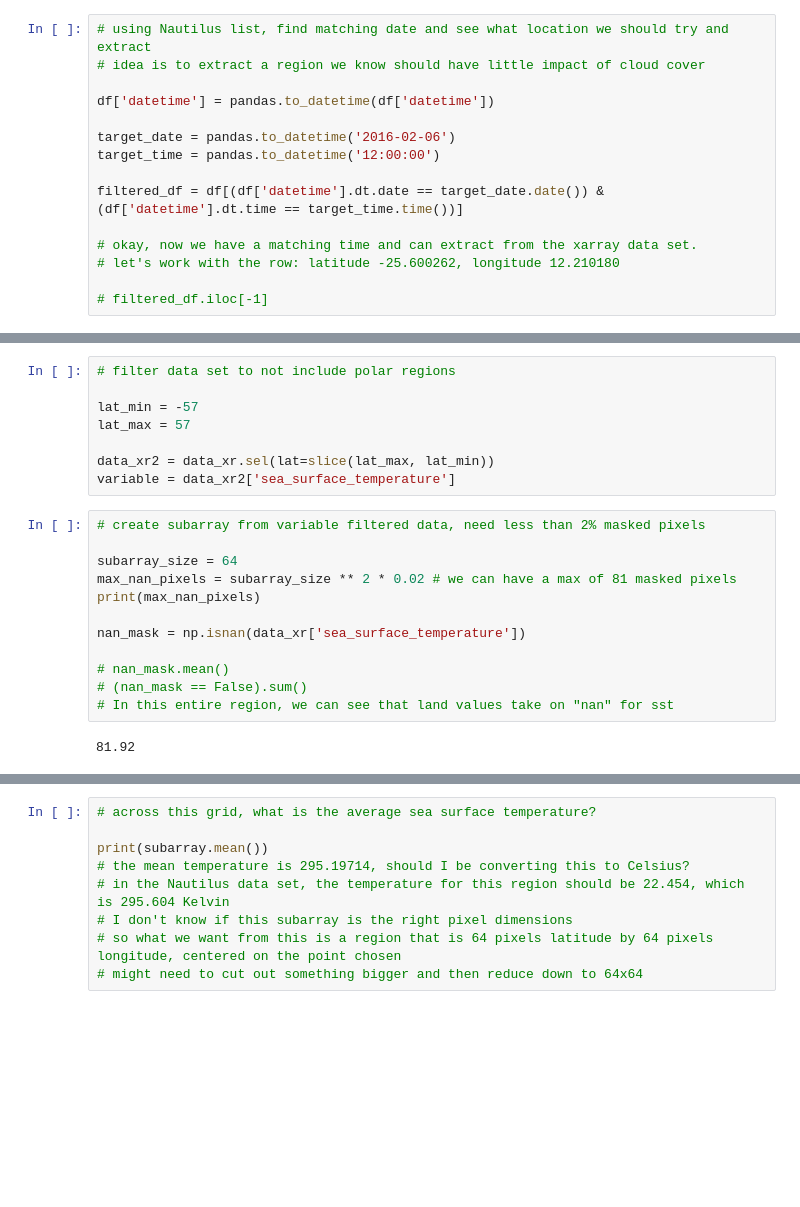
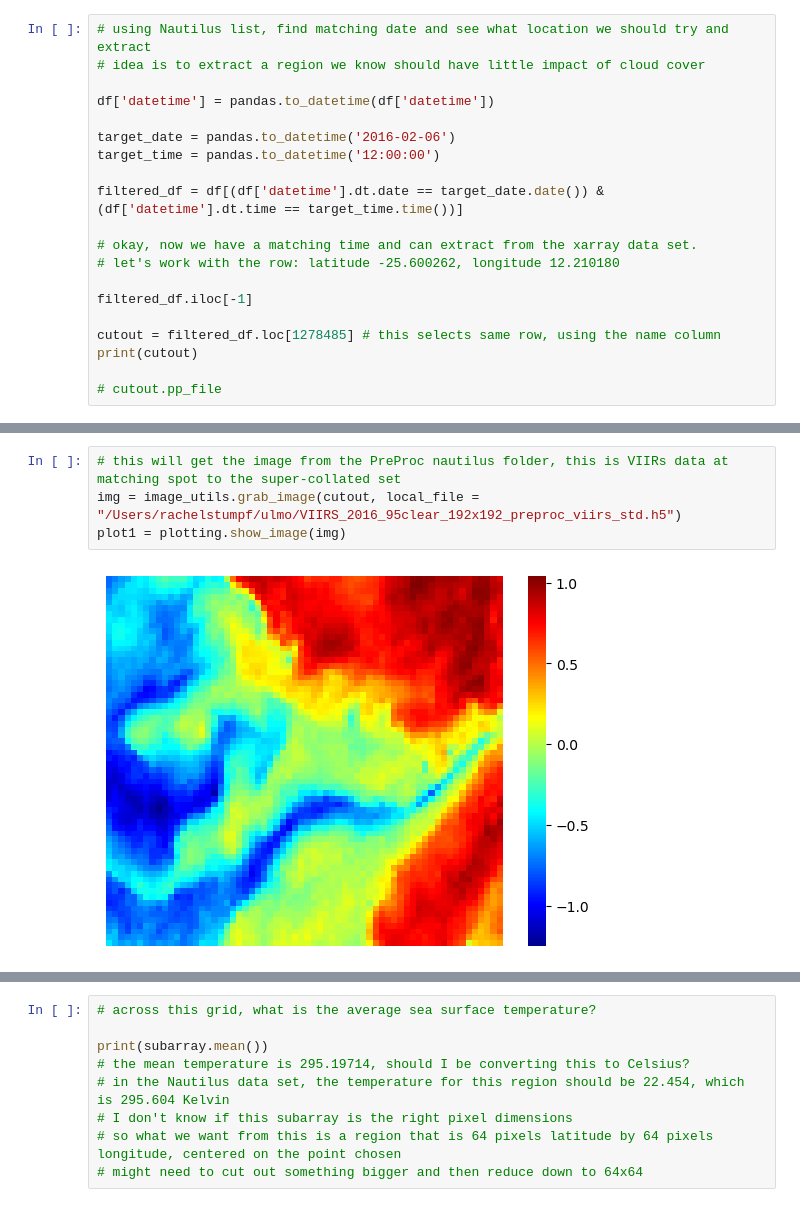
Before and after one commit to AI-for-Ocean-Science/ulmo, a Jupyter notebook: ulmo/sst_l3s/extraction_week3.ipynb, the cells around one changed output, grey strips where cells are left out. Saved outputs shown, nothing was run; the diff lists cells and outputs as text; blank space fills up the shorter version.

```diff
--- a/ulmo/sst_l3s/extraction_week3.ipynb
+++ b/ulmo/sst_l3s/extraction_week3.ipynb
@@ -25,4 +29,9 @@ filtered_df = df[(df['datetime'].dt.date == target_date.date()) & (df['datetime'
 # okay, now we have a matching time and can extract from the xarray data set.
 # let's work with the row: latitude -25.600262, longitude 12.210180
 
-# filtered_df.iloc[-1]
+filtered_df.iloc[-1]
+
+cutout = filtered_df.loc[1278485] # this selects same row, using the name column
+print(cutout)
+
+# cutout.pp_file
@@ -46,23 +56,7 @@ plt.show()
-# %%
-# filter data set to not include polar regions
-
-lat_min = -57
-lat_max = 57
-
-data_xr2 = data_xr.sel(lat=slice(lat_max, lat_min))
-variable = data_xr2['sea_surface_temperature']
-# %%
-# create subarray from variable filtered data, need less than 2% masked pixels
-
-subarray_size = 64
-max_nan_pixels = subarray_size ** 2 * 0.02 # we can have a max of 81 masked pixels
-print(max_nan_pixels)
-
-nan_mask = np.isnan(data_xr['sea_surface_temperature'])
-
-# nan_mask.mean()
-# (nan_mask == False).sum()
-# In this entire region, we can see that land values take on "nan" for sst
-# %% [output]
-81.92
+# %%
+# this will get the image from the PreProc nautilus folder, this is VIIRs data at matching spot to the super-collated set
+img = image_utils.grab_image(cutout, local_file = "/Users/rachelstumpf/ulmo/VIIRS_2016_95clear_192x192_preproc_viirs_std.h5")
+plot1 = plotting.show_image(img)
+# %% [output]
+[figure, added]
 # %%
```
Also changed, not shown: parts of 12 cells of this notebook.
